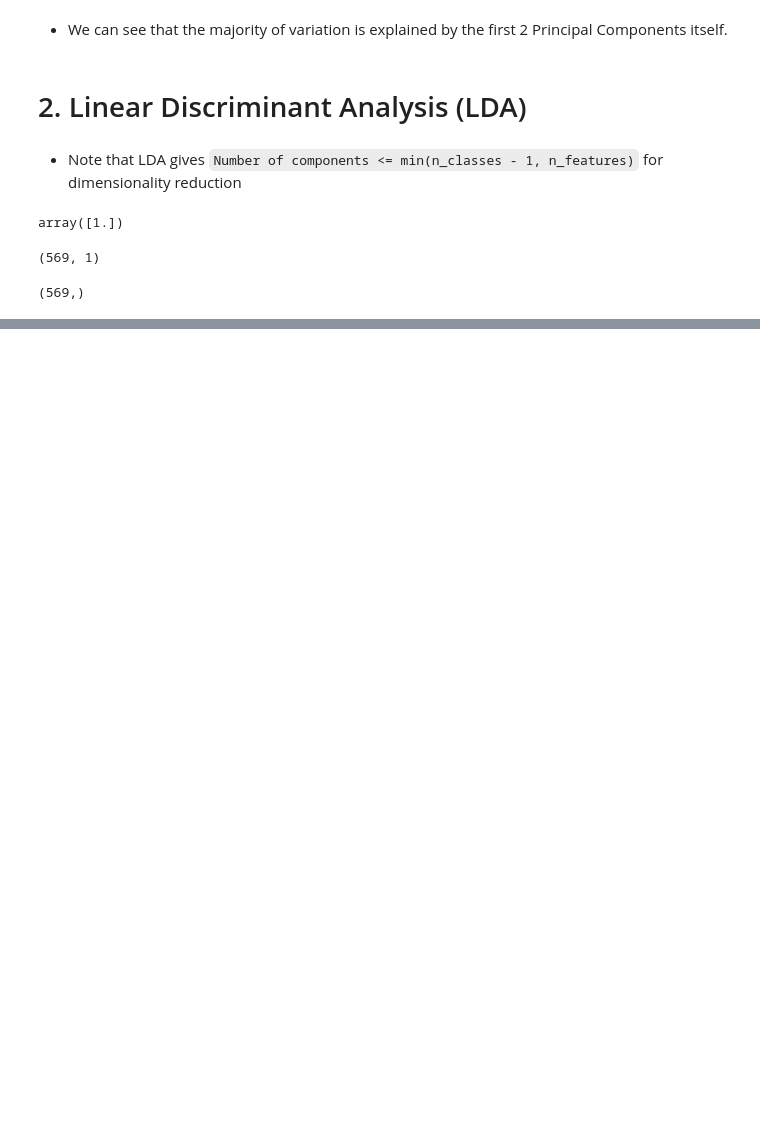
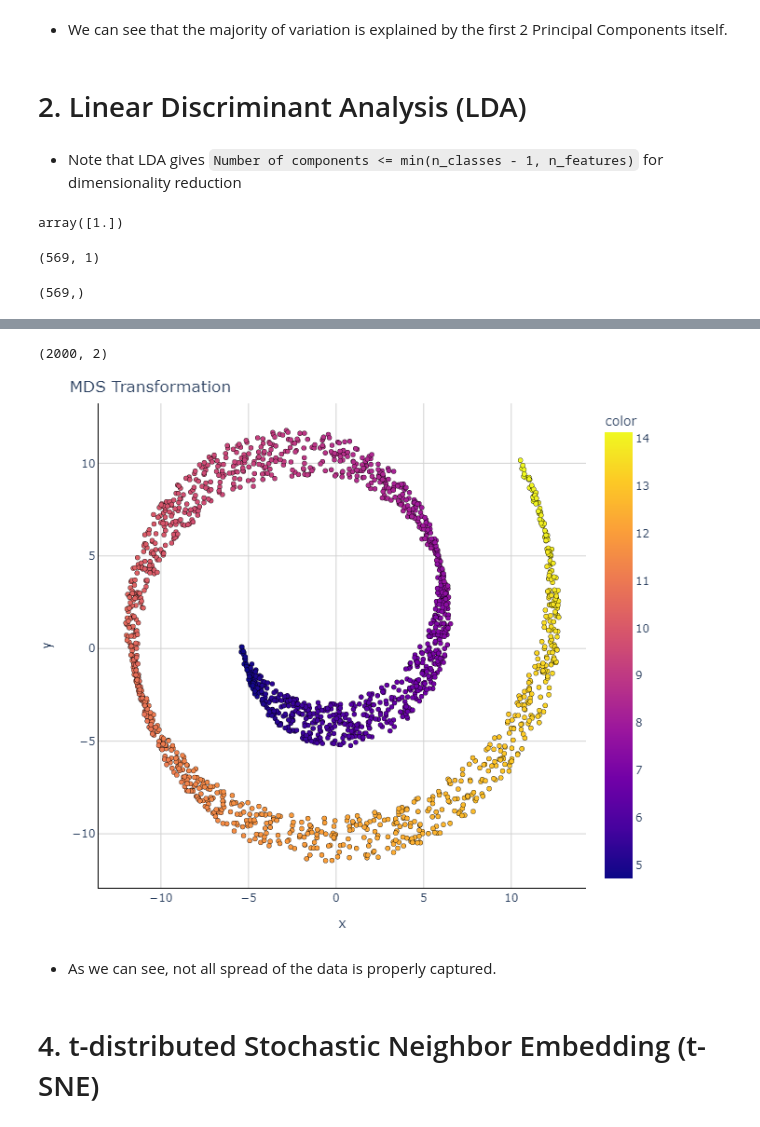
Before and after one commit to faheemrajwadkar/Dimensionality-Reduction, a Jupyter notebook: Dimensionality Reduction Techniques.ipynb, the cells around one changed output, grey strips where cells are left out. Drawn from its saved outputs; the diff is of its cells as text; code cells hidden in the pictures; blank space fills up the shorter version.

```diff
--- a/Dimensionality Reduction Techniques.ipynb
+++ b/Dimensionality Reduction Techniques.ipynb
@@ -206,0 +340,51 @@ sns.scatterplot(x = lda_data.reshape([569]), y = np.zeros_like(lda_data.reshape(
+# %%
+from sklearn.decomposition import PCA
+
+pca = PCA(n_components=2)
+pca = pca.fit(X)
+X_pca = pca.transform(X)
+X_pca.shape
+# %% [output]
+(2000, 2)
+# %%
+# scatter plot using plotly
+
+## init scatter plot
+fig = px.scatter(x = X_pca[:, 0], y = X_pca[:, 1], opacity = 1, color = y)
+
+## bg color
+fig.update_layout(dict(plot_bgcolor = 'white'))
+
+## axes and grids
+fig.update_xaxes(showgrid = True, gridwidth = 1, gridcolor = 'lightgrey',
+                 zeroline = True, zerolinewidth = 1, zerolinecolor = 'lightgrey',
+                 showline = True, linewidth = 1, linecolor = 'black'
+                )
+
+fig.update_yaxes(showgrid = True, gridwidth = 1, gridcolor = 'lightgrey',
+                 zeroline = True, zerolinewidth = 1, zerolinecolor = 'lightgrey',
+                 showline = True, linewidth = 1, linecolor = 'black'
+                )
+
+## markers
+fig.update_traces(marker = dict(size = 5,
+                                line = dict(color = 'black', width = 0.2)
+                               ))
+
+## size and title
+fig.update_layout(
+    margin=dict(l=25, r=25, t=25, b=25),
+    width=700,
+    height=600,
+    # paper_bgcolor="LightSteelBlue",
+    title_text="MDS Transformation"
+)
+
+# show fig
+fig.show();
+# %% [output]
+[figure, added]
+# %% [markdown]
+- As we can see, not all spread of the data is properly captured.
+# %% [markdown]
+# 4. t-distributed Stochastic Neighbor Embedding (t-SNE)
```
Also changed, not shown: parts of 17 cells of this notebook.
